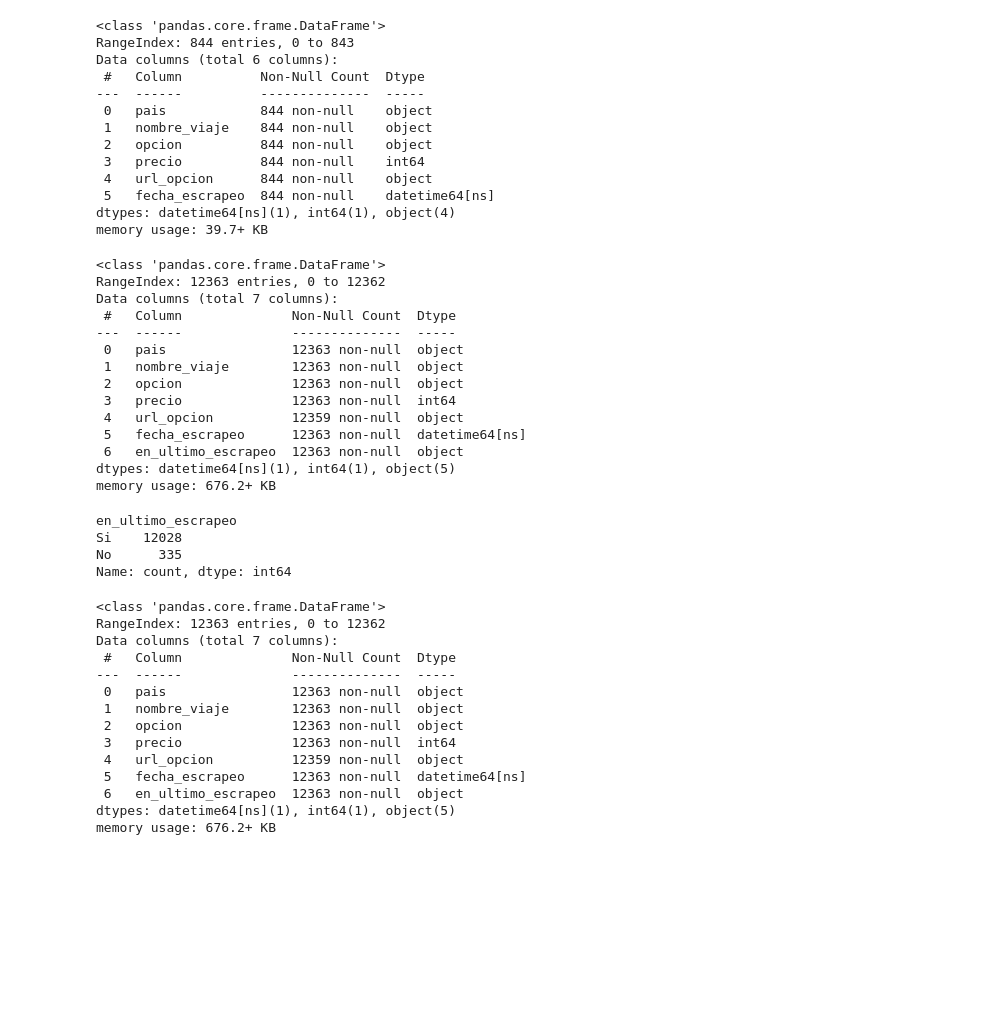
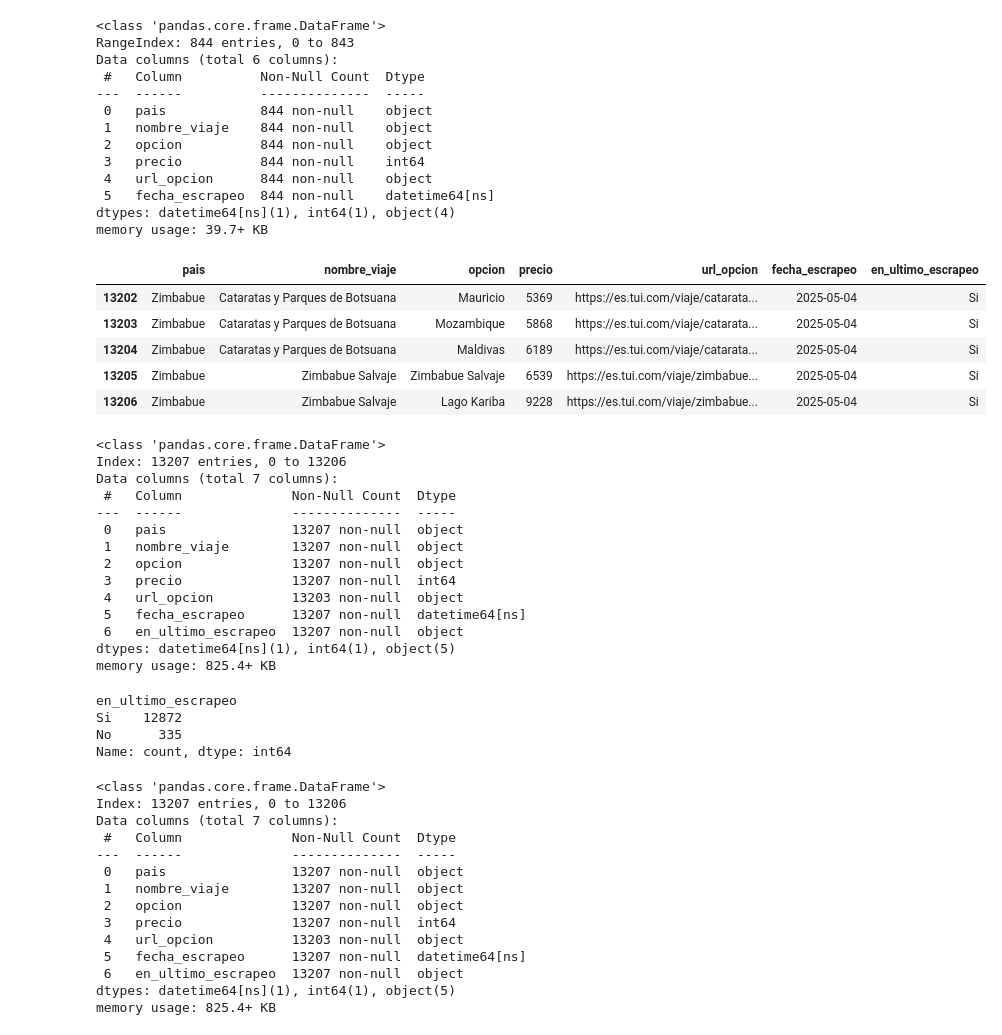
Before and after one commit to VanesaFloresRivera/Proyecto-Final, a Jupyter notebook: notebooks/escrapeo_final.ipynb, the cells around one changed output. Drawn from its saved outputs; the diff is of its cells as text; code cells hidden in the pictures; blank space fills up the shorter version.

```diff
--- a/notebooks/escrapeo_final.ipynb
+++ b/notebooks/escrapeo_final.ipynb
@@ -257,44 +293,56 @@ else:
 df_combinado_opciones_viajes["en_ultimo_escrapeo"] = df_combinado_opciones_viajes["url_opcion"].apply(lambda x: ex.disponible_ultimo_escrapeo(x, df_opciones, 'url_opcion'))
 df_combinado_opciones_viajes= df_combinado_opciones_viajes.drop_duplicates()
 df_combinado_opciones_viajes.to_pickle(ARCHIVO_GUARDAR_OPCIONES_VIAJES) #guarda el fichero en formato pickle
+# %%
+#añado las opciones actuales a las opciones anteriores y guardo el DF con las opciones totales de todos los destinos acumulados
+ARCHIVO_GUARDAR_OPCIONES_VIAJES = os.getenv("ARCHIVO_GUARDAR_OPCIONES_VIAJES")
+df_combinado_opciones_viajes= ex.guardar_escrapeo(ARCHIVO_GUARDAR_OPCIONES_VIAJES,df_opciones, "url_opcion")
+df_combinado_opciones_viajes.tail()
+# %% [output]
+|  | pais | nombre_viaje | opcion | precio | url_opcion | fecha_escrapeo | en_ultimo_escrapeo |
+| 13202 | Zimbabue | Cataratas y Parques de Botsuana | Mauricio | 5369 | https://es.tui.com/viaje/catarata... | 2025-05-04 | Si |
+| 13203 | Zimbabue | Cataratas y Parques de Botsuana | Mozambique | 5868 | https://es.tui.com/viaje/catarata... | 2025-05-04 | Si |
+| 13204 | Zimbabue | Cataratas y Parques de Botsuana | Maldivas | 6189 | https://es.tui.com/viaje/catarata... | 2025-05-04 | Si |
+| 13205 | Zimbabue | Zimbabue Salvaje | Zimbabue Salvaje | 6539 | https://es.tui.com/viaje/zimbabue... | 2025-05-04 | Si |
+| 13206 | Zimbabue | Zimbabue Salvaje | Lago Kariba | 9228 | https://es.tui.com/viaje/zimbabue... | 2025-05-04 | Si |
 # %%
 df_combinado_opciones_viajes.info()
 # %% [output]
 <class 'pandas.core.frame.DataFrame'>
-RangeIndex: 12363 entries, 0 to 12362
+Index: 13207 entries, 0 to 13206
 Data columns (total 7 columns):
  #   Column              Non-Null Count  Dtype
 ---  ------              --------------  -----
- 0   pais                12363 non-null  object
- 1   nombre_viaje        12363 non-null  object
- 2   opcion              12363 non-null  object
- 3   precio              12363 non-null  int64
- 4   url_opcion          12359 non-null  object
- 5   fecha_escrapeo      12363 non-null  datetime64[ns]
- 6   en_ultimo_escrapeo  12363 non-null  object
+ 0   pais                13207 non-null  object
+ 1   nombre_viaje        13207 non-null  object
+ 2   opcion              13207 non-null  object
+ 3   precio              13207 non-null  int64
+ 4   url_opcion          13203 non-null  object
+ 5   fecha_escrapeo      13207 non-null  datetime64[ns]
+ 6   en_ultimo_escrapeo  13207 non-null  object
 dtypes: datetime64[ns](1), int64(1), object(5)
-memory usage: 676.2+ KB
+memory usage: 825.4+ KB
 # %%
 df_combinado_opciones_viajes.en_ultimo_escrapeo.value_counts()
 # %% [output]
 en_ultimo_escrapeo
-Si    12028
+Si    12872
 No      335
 Name: count, dtype: int64
 # %%
 df_combinado_opciones_viajes.info()
 # %% [output]
 <class 'pandas.core.frame.DataFrame'>
-RangeIndex: 12363 entries, 0 to 12362
+Index: 13207 entries, 0 to 13206
 Data columns (total 7 columns):
  #   Column              Non-Null Count  Dtype
 ---  ------              --------------  -----
- 0   pais                12363 non-null  object
- 1   nombre_viaje        12363 non-null  object
- 2   opcion              12363 non-null  object
- 3   precio              12363 non-null  int64
- 4   url_opcion          12359 non-null  object
- 5   fecha_escrapeo      12363 non-null  datetime64[ns]
- 6   en_ultimo_escrapeo  12363 non-null  object
+ 0   pais                13207 non-null  object
+ 1   nombre_viaje        13207 non-null  object
+ 2   opcion              13207 non-null  object
+ 3   precio              13207 non-null  int64
+ 4   url_opcion          13203 non-null  object
+ 5   fecha_escrapeo      13207 non-null  datetime64[ns]
+ 6   en_ultimo_escrapeo  13207 non-null  object
 dtypes: datetime64[ns](1), int64(1), object(5)
-memory usage: 676.2+ KB
+memory usage: 825.4+ KB
```
Also changed, not shown: parts of 15 cells of this notebook, 6 other files.
